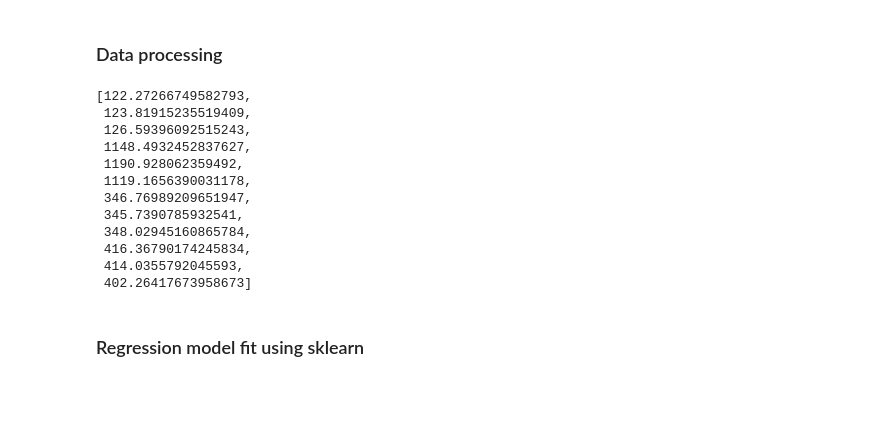
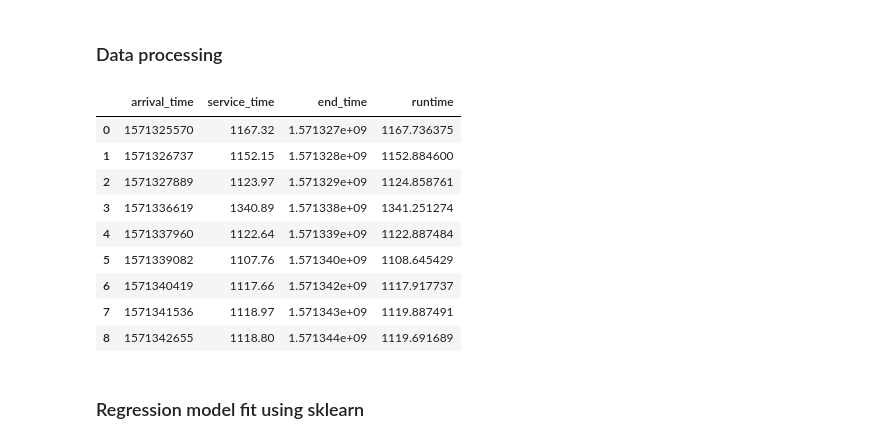
Before and after one commit to vvandertas/CS425-QPE, a Jupyter notebook: Experiments.ipynb, the cells around one changed output. Saved outputs shown, nothing was run; the diff lists cells and outputs as text; code cells hidden in the pictures; blank space fills up the shorter version.

```diff
--- a/Experiments.ipynb
+++ b/Experiments.ipynb
@@ -62,36 +61,34 @@ def load_service_and_arrival_times(experiment):
 # %%
 # Collecting the timing data for all experiments
 all_timing_data = {}
 all_runtimes = []
 for exp in range(1,5):
     # Load the data, remove the job column and reset the row index
     exp_times, exp_avg_runtimes = load_service_and_arrival_times(exp)
     exp_times = exp_times.drop(columns = ['job']).reset_index(drop=True)
 
     # Compute and add the runtimes
     exp_times['runtime']=exp_times['end_time']-exp_times['arrival_time']
 
     # Add the timing data for this experiment to all_timing_data
     all_timing_data[exp] = exp_times
 
     # and the avg runtimes to all_runtimes
     all_runtimes.extend(exp_avg_runtimes)
 
-#all_timing_data.get(1)
-all_runtimes
+all_timing_data.get(2)
+#all_runtimes
 # %% [output]
-[122.27266749582793,
- 123.81915235519409,
- 126.59396092515243,
- 1148.4932452837627,
- 1190.928062359492,
- 1119.1656390031178,
- 346.76989209651947,
- 345.7390785932541,
- 348.02945160865784,
- 416.36790174245834,
- 414.0355792045593,
- 402.26417673958673]
+|  | arrival_time | service_time | end_time | runtime |
+| 0 | 1571325570 | 1167.32 | 1.571327e+09 | 1167.736375 |
+| 1 | 1571326737 | 1152.15 | 1.571328e+09 | 1152.884600 |
+| 2 | 1571327889 | 1123.97 | 1.571329e+09 | 1124.858761 |
+| 3 | 1571336619 | 1340.89 | 1.571338e+09 | 1341.251274 |
+| 4 | 1571337960 | 1122.64 | 1.571339e+09 | 1122.887484 |
+| 5 | 1571339082 | 1107.76 | 1.571340e+09 | 1108.645429 |
+| 6 | 1571340419 | 1117.66 | 1.571342e+09 | 1117.917737 |
+| 7 | 1571341536 | 1118.97 | 1.571343e+09 | 1119.887491 |
+| 8 | 1571342655 | 1118.80 | 1.571344e+09 | 1119.691689 |
 # %% [markdown]
 ### Regression model fit using sklearn
 # %%
```
Also changed, not shown: parts of 14 cells of this notebook.
